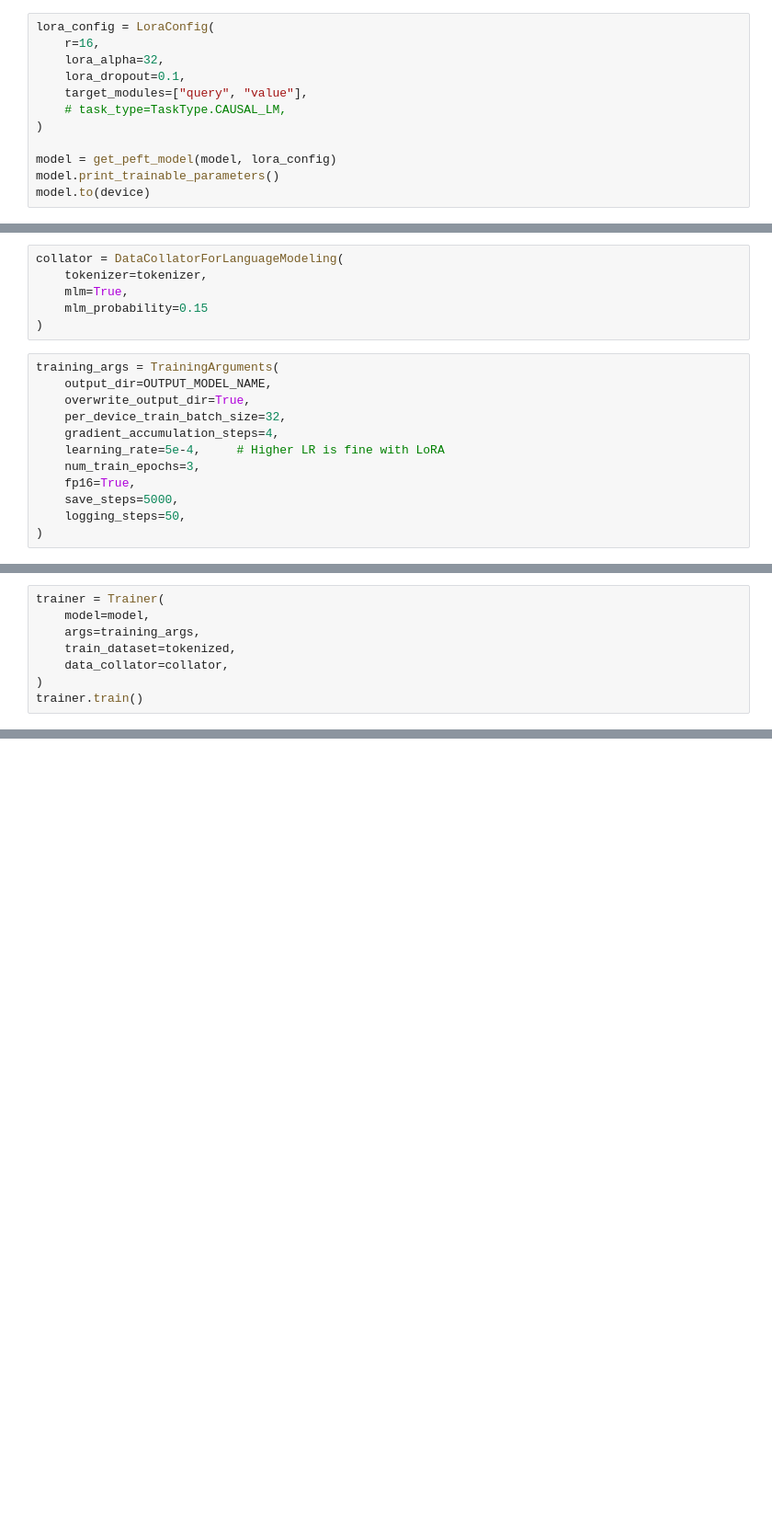
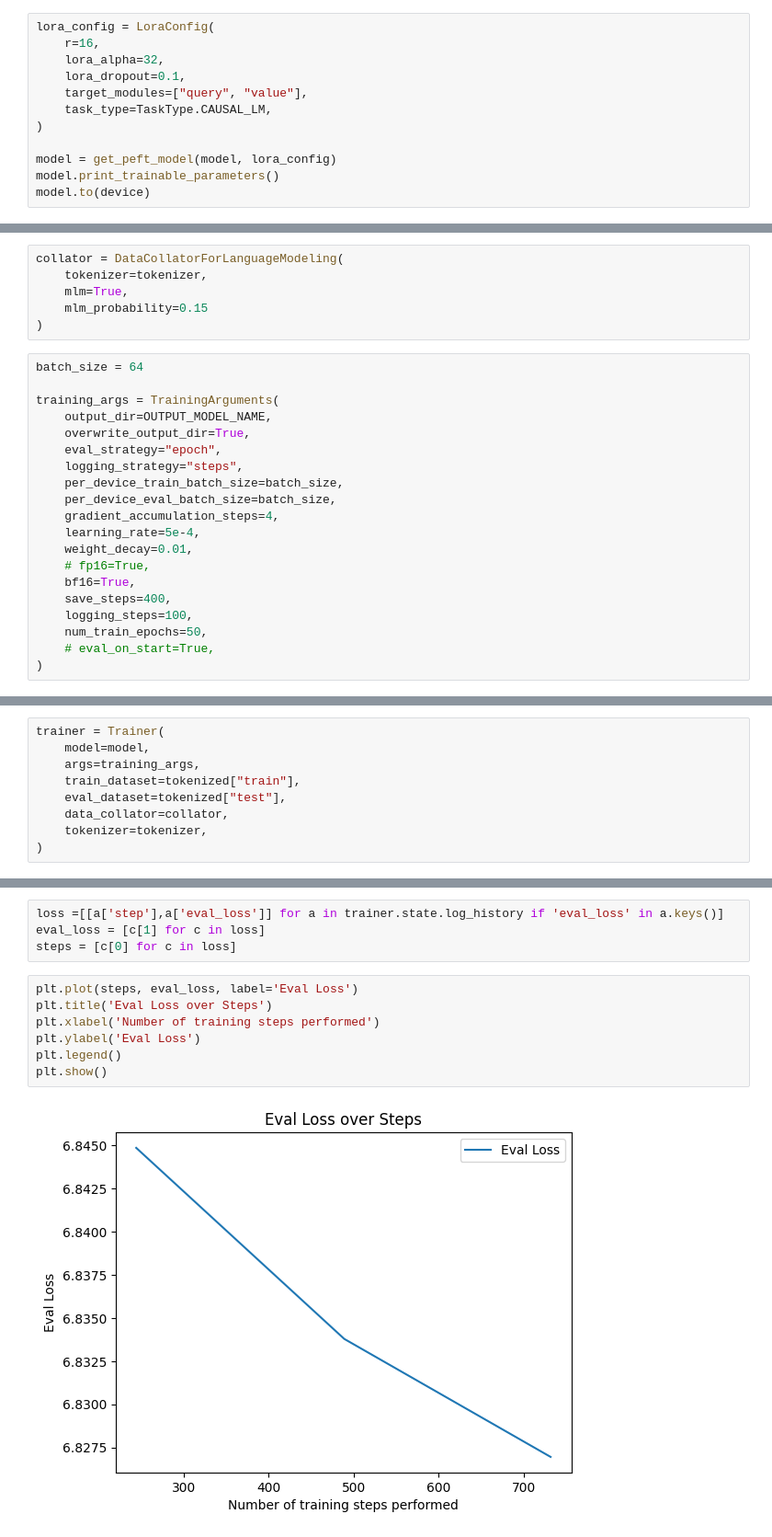
Before and after one commit to nathan-heig/FoundedPBI-code, a Jupyter notebook: finetuning/finetune_nt2.ipynb, the cells around one changed output, grey strips where cells are left out. Shown at 92% size. Drawn from its saved outputs; the diff is of its cells as text; blank space fills up the shorter version.

```diff
--- a/finetuning/finetune_nt2.ipynb
+++ b/finetuning/finetune_nt2.ipynb
@@ -40,7 +36,7 @@ lora_config = LoraConfig(
     lora_alpha=32,
     lora_dropout=0.1,
     target_modules=["query", "value"],
-    # task_type=TaskType.CAUSAL_LM,
+    task_type=TaskType.CAUSAL_LM,
 )
 
 model = get_peft_model(model, lora_config)
@@ -79,14 +91,22 @@ collator = DataCollatorForLanguageModeling(
     mlm_probability=0.15
 )
 # %%
+batch_size = 64
+
 training_args = TrainingArguments(
     output_dir=OUTPUT_MODEL_NAME,
     overwrite_output_dir=True,
-    per_device_train_batch_size=32,
+    eval_strategy="epoch",
+    logging_strategy="steps",
+    per_device_train_batch_size=batch_size,
+    per_device_eval_batch_size=batch_size,
     gradient_accumulation_steps=4,
-    learning_rate=5e-4,     # Higher LR is fine with LoRA
-    num_train_epochs=3,
-    fp16=True,
-    save_steps=5000,
-    logging_steps=50,
+    learning_rate=5e-4,
+    weight_decay=0.01,
+    # fp16=True,
+    bf16=True,
+    save_steps=400,
+    logging_steps=100,
+    num_train_epochs=50,
+    # eval_on_start=True,
 )
@@ -94,7 +119,8 @@ training_args = TrainingArguments(
 trainer = Trainer(
     model=model,
     args=training_args,
-    train_dataset=tokenized,
+    train_dataset=tokenized["train"],
+    eval_dataset=tokenized["test"],
     data_collator=collator,
+    tokenizer=tokenizer,
 )
-trainer.train()
@@ -104,0 +142,13 @@ KeyboardInterrupt:
+# %%
+loss =[[a['step'],a['eval_loss']] for a in trainer.state.log_history if 'eval_loss' in a.keys()]
+eval_loss = [c[1] for c in loss]
+steps = [c[0] for c in loss]
+# %%
+plt.plot(steps, eval_loss, label='Eval Loss')
+plt.title('Eval Loss over Steps')
+plt.xlabel('Number of training steps performed')
+plt.ylabel('Eval Loss')
+plt.legend()
+plt.show()
+# %% [output]
+[figure, added]
```
Also changed, not shown: parts of 16 cells of this notebook, 5 other files.
